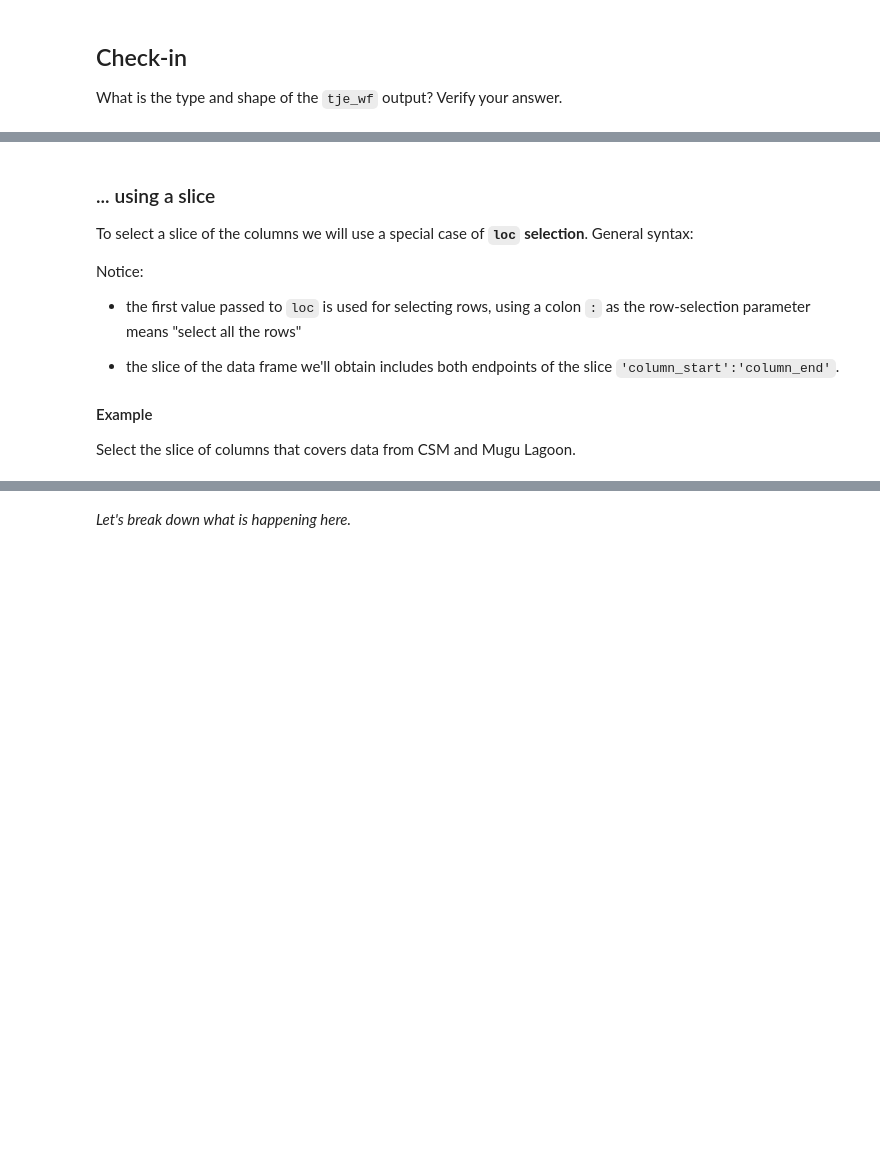
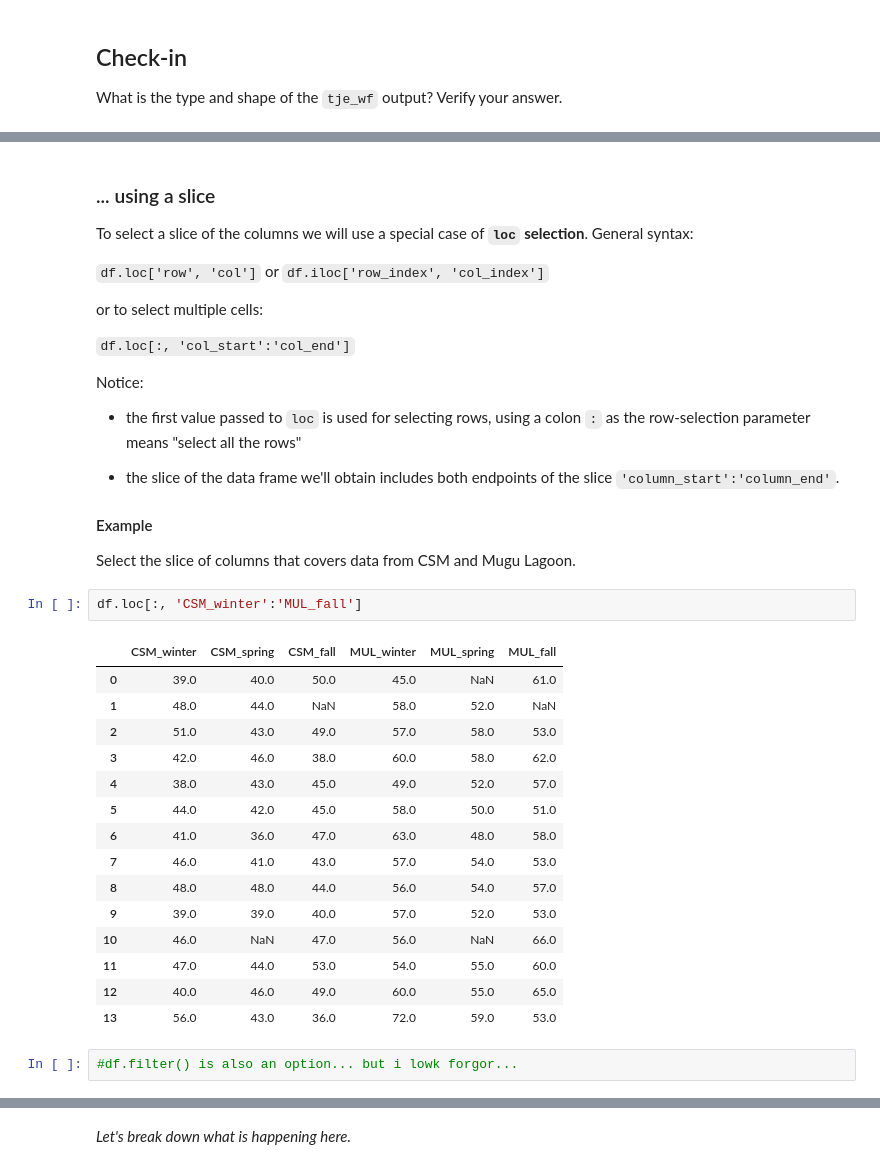
Before and after one commit to cloover7/eds220-in-class, a Jupyter notebook: week-1-pandas-subsetting-STUDENTS.ipynb, the cells around one changed output, grey strips where cells are left out. Cells and saved outputs as stored; diff of their text form; blank space fills up the shorter version.

```diff
--- a/week-1-pandas-subsetting-STUDENTS.ipynb
+++ b/week-1-pandas-subsetting-STUDENTS.ipynb
@@ -184,6 +205,13 @@ What is the type and shape of the `tje_wf` output? Verify your answer.
 ### ... using a slice
 
 To select a slice of the columns we will use a special case of **`loc` selection**. General syntax:
+
+`df.loc['row', 'col']`
+or `df.iloc['row_index', 'col_index']`
+
+or to select multiple cells:
+
+`df.loc[:, 'col_start':'col_end']`
 
 Notice:
 
@@ -195,6 +223,26 @@ Notice:
 #### Example
 
 Select the slice of columns that covers data from CSM and Mugu Lagoon.
+# %%
+df.loc[:, 'CSM_winter':'MUL_fall']
+# %% [output]
+|  | CSM_winter | CSM_spring | CSM_fall | MUL_winter | MUL_spring | MUL_fall |
+| 0 | 39.0 | 40.0 | 50.0 | 45.0 | NaN | 61.0 |
+| 1 | 48.0 | 44.0 | NaN | 58.0 | 52.0 | NaN |
+| 2 | 51.0 | 43.0 | 49.0 | 57.0 | 58.0 | 53.0 |
+| 3 | 42.0 | 46.0 | 38.0 | 60.0 | 58.0 | 62.0 |
+| 4 | 38.0 | 43.0 | 45.0 | 49.0 | 52.0 | 57.0 |
+| 5 | 44.0 | 42.0 | 45.0 | 58.0 | 50.0 | 51.0 |
+| 6 | 41.0 | 36.0 | 47.0 | 63.0 | 48.0 | 58.0 |
+| 7 | 46.0 | 41.0 | 43.0 | 57.0 | 54.0 | 53.0 |
+| 8 | 48.0 | 48.0 | 44.0 | 56.0 | 54.0 | 57.0 |
+| 9 | 39.0 | 39.0 | 40.0 | 57.0 | 52.0 | 53.0 |
+| 10 | 46.0 | NaN | 47.0 | 56.0 | NaN | 66.0 |
+| 11 | 47.0 | 44.0 | 53.0 | 54.0 | 55.0 | 60.0 |
+| 12 | 40.0 | 46.0 | 49.0 | 60.0 | 55.0 | 65.0 |
+| 13 | 56.0 | 43.0 | 36.0 | 72.0 | 59.0 | 53.0 |
+# %%
+#df.filter() is also an option... but i lowk forgor...
 # %% [markdown]
 ## Selecting rows...
 Let's move on to selecting rows.
```
Also changed, not shown: parts of 21 cells of this notebook, 5 other files.
